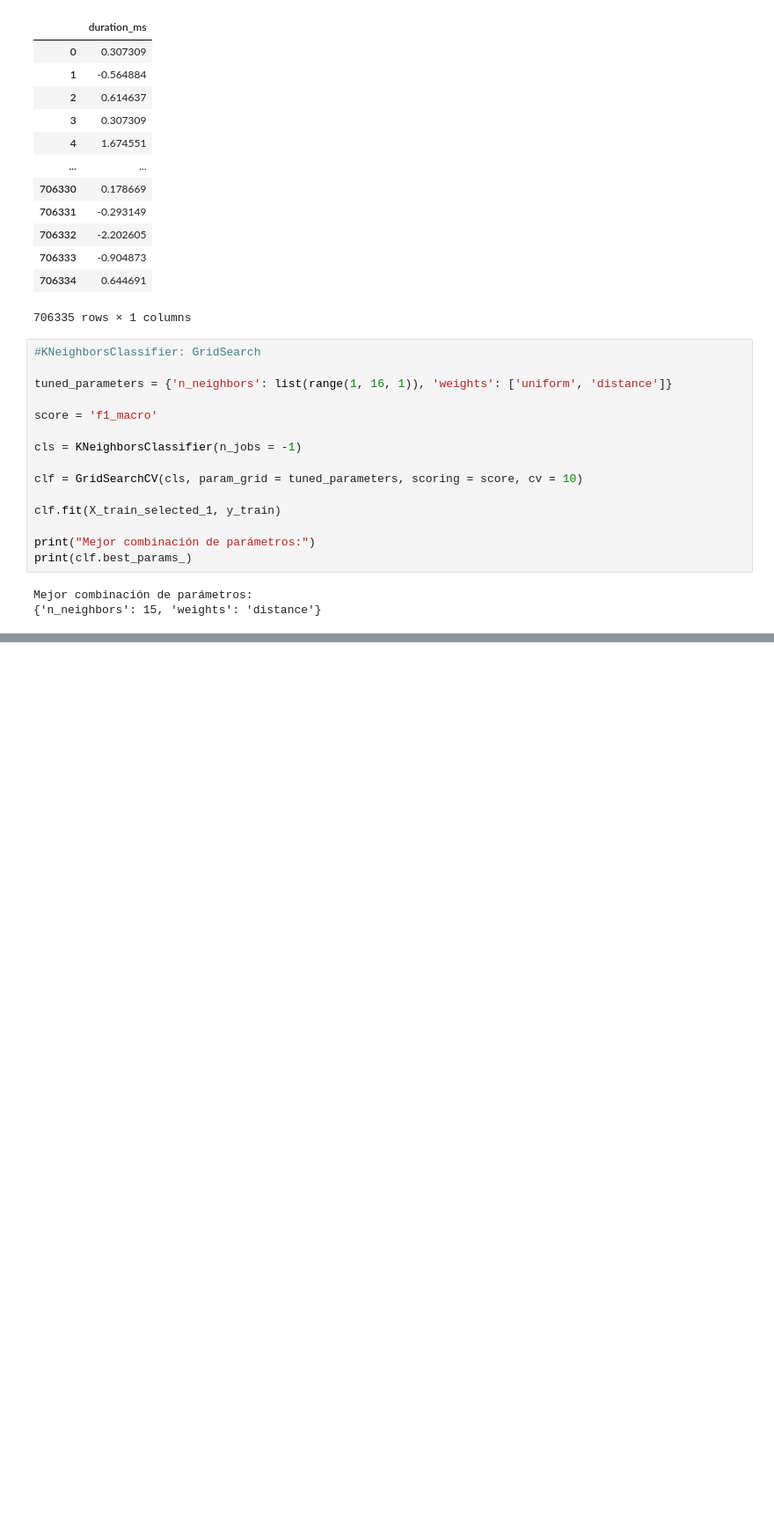
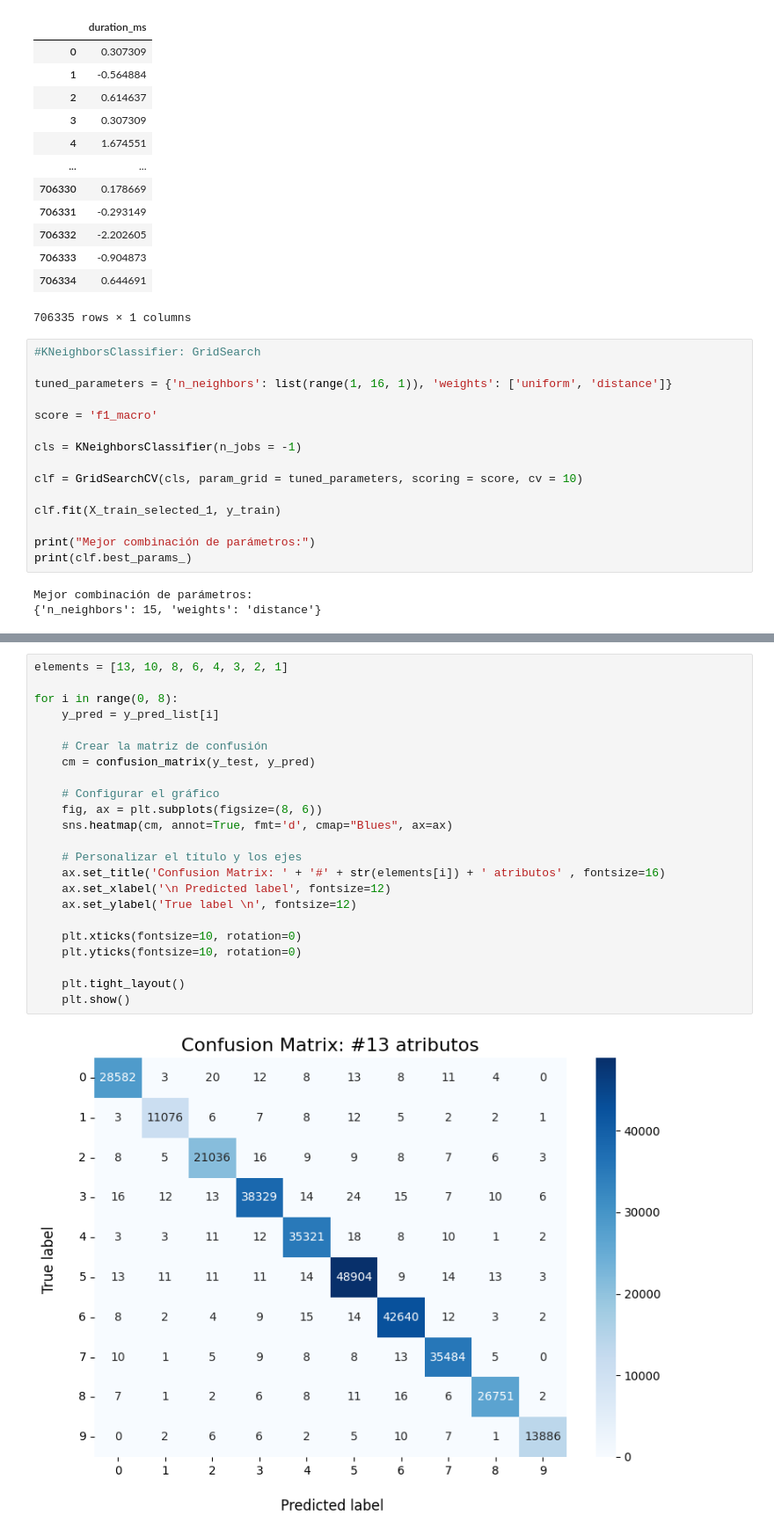
Before and after one commit to diego5714/Insight_Alchemist, a Jupyter notebook: Hito-3/Experimentos/P1/p1.ipynb, the cells around one changed output, grey strips where cells are left out. Shown: that part at 88% size. Cells and saved outputs as stored; diff of their text form; blank space fills up the shorter version.

```diff
--- a/Hito-3/Experimentos/P1/p1.ipynb
+++ b/Hito-3/Experimentos/P1/p1.ipynb
@@ -777,0 +820,25 @@ f1_macro promedio:  0.949
+# %%
+elements = [13, 10, 8, 6, 4, 3, 2, 1]
+
+for i in range(0, 8):
+    y_pred = y_pred_list[i]
+
+    # Crear la matriz de confusión
+    cm = confusion_matrix(y_test, y_pred)
+
+    # Configurar el gráfico
+    fig, ax = plt.subplots(figsize=(8, 6))
+    sns.heatmap(cm, annot=True, fmt='d', cmap="Blues", ax=ax)
+
+    # Personalizar el título y los ejes
+    ax.set_title('Confusion Matrix: ' + '#' + str(elements[i]) + ' atributos' , fontsize=16)
+    ax.set_xlabel('\n Predicted label', fontsize=12)
+    ax.set_ylabel('True label \n', fontsize=12)
+
+    plt.xticks(fontsize=10, rotation=0)
+    plt.yticks(fontsize=10, rotation=0)
+
+    plt.tight_layout()
+    plt.show()
+# %% [output]
+[figure, added]
```
Also changed, not shown: parts of 11 cells of this notebook.
